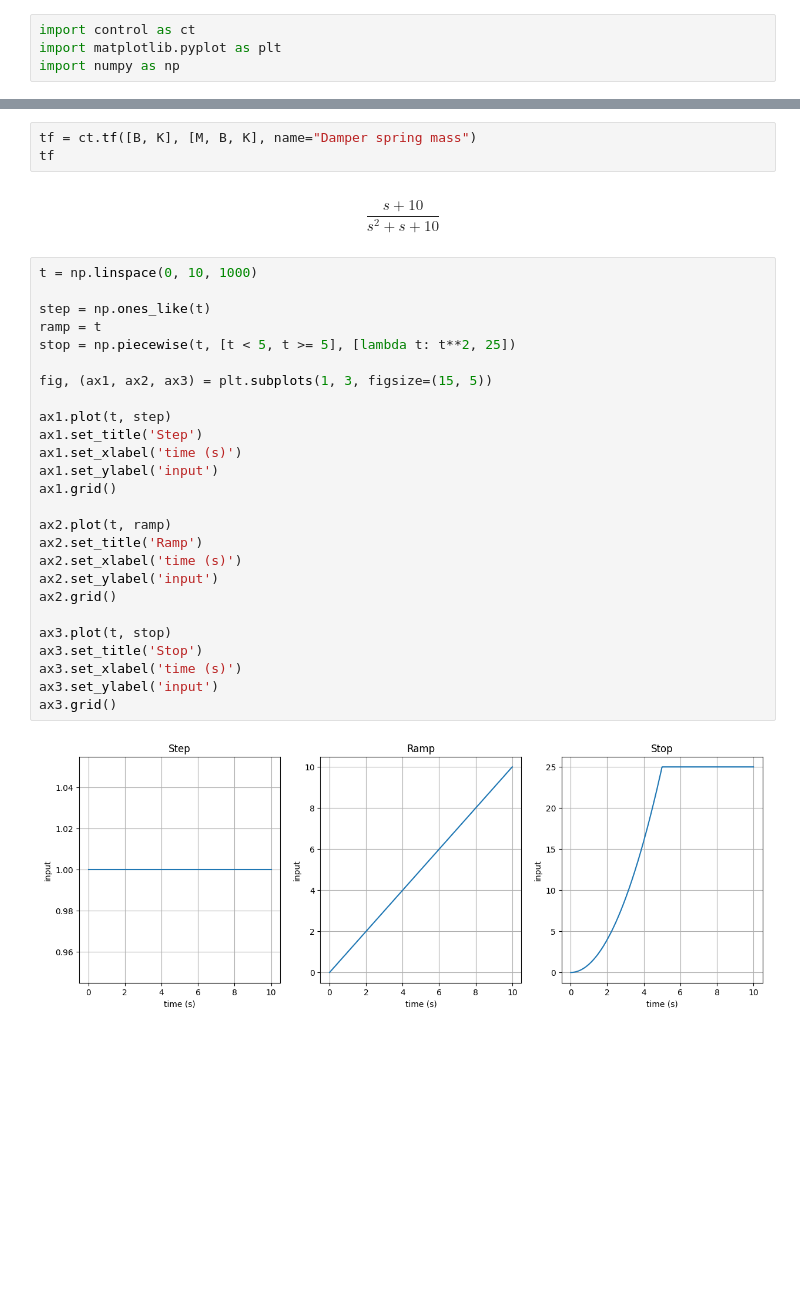
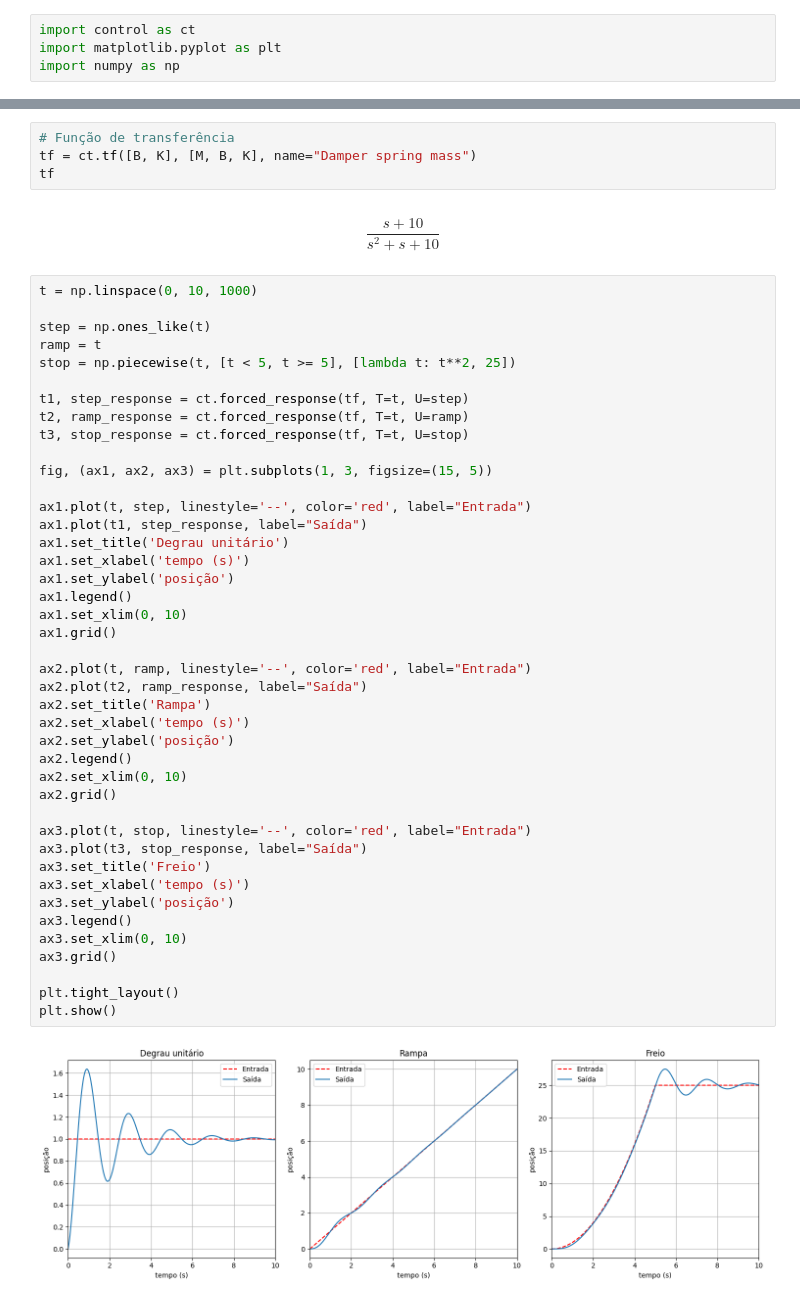
Before and after one commit to luizfelmach/amsd, a Jupyter notebook: damper-spring-mass.ipynb, the cells around one changed output, grey strips where cells are left out. Cells and saved outputs as stored; diff of their text form; blank space fills up the shorter version.

```diff
--- a/damper-spring-mass.ipynb
+++ b/damper-spring-mass.ipynb
@@ -11,6 +12,7 @@ K = 10
 M = 1
 B = 1
 # %%
+# Função de transferência
 tf = ct.tf([B, K], [M, B, K], name="Damper spring mass")
 tf
 # %% [output]
@@ -18,28 +20,44 @@ $$\frac{s + 10}{s^2 + s + 10}$$
 # %%
 t = np.linspace(0, 10, 1000)
 
 step = np.ones_like(t)
 ramp = t
 stop = np.piecewise(t, [t < 5, t >= 5], [lambda t: t**2, 25])
 
+t1, step_response = ct.forced_response(tf, T=t, U=step)
+t2, ramp_response = ct.forced_response(tf, T=t, U=ramp)
+t3, stop_response = ct.forced_response(tf, T=t, U=stop)
+
 fig, (ax1, ax2, ax3) = plt.subplots(1, 3, figsize=(15, 5))
 
-ax1.plot(t, step)
-ax1.set_title('Step')
-ax1.set_xlabel('time (s)')
-ax1.set_ylabel('input')
+ax1.plot(t, step, linestyle='--', color='red', label="Entrada")
+ax1.plot(t1, step_response, label="Saída")
+ax1.set_title('Degrau unitário')
+ax1.set_xlabel('tempo (s)')
+ax1.set_ylabel('posição')
+ax1.legend()
+ax1.set_xlim(0, 10)
 ax1.grid()
 
-ax2.plot(t, ramp)
-ax2.set_title('Ramp')
-ax2.set_xlabel('time (s)')
-ax2.set_ylabel('input')
+ax2.plot(t, ramp, linestyle='--', color='red', label="Entrada")
+ax2.plot(t2, ramp_response, label="Saída")
+ax2.set_title('Rampa')
+ax2.set_xlabel('tempo (s)')
+ax2.set_ylabel('posição')
+ax2.legend()
+ax2.set_xlim(0, 10)
 ax2.grid()
 
-ax3.plot(t, stop)
-ax3.set_title('Stop')
-ax3.set_xlabel('time (s)')
-ax3.set_ylabel('input')
+ax3.plot(t, stop, linestyle='--', color='red', label="Entrada")
+ax3.plot(t3, stop_response, label="Saída")
+ax3.set_title('Freio')
+ax3.set_xlabel('tempo (s)')
+ax3.set_ylabel('posição')
+ax3.legend()
+ax3.set_xlim(0, 10)
 ax3.grid()
+
+plt.tight_layout()
+plt.show()
 # %% [output]
-[figure, old version]
+[figure, new version]
```
Also changed, not shown: parts of 5 cells of this notebook, 1 other file.
